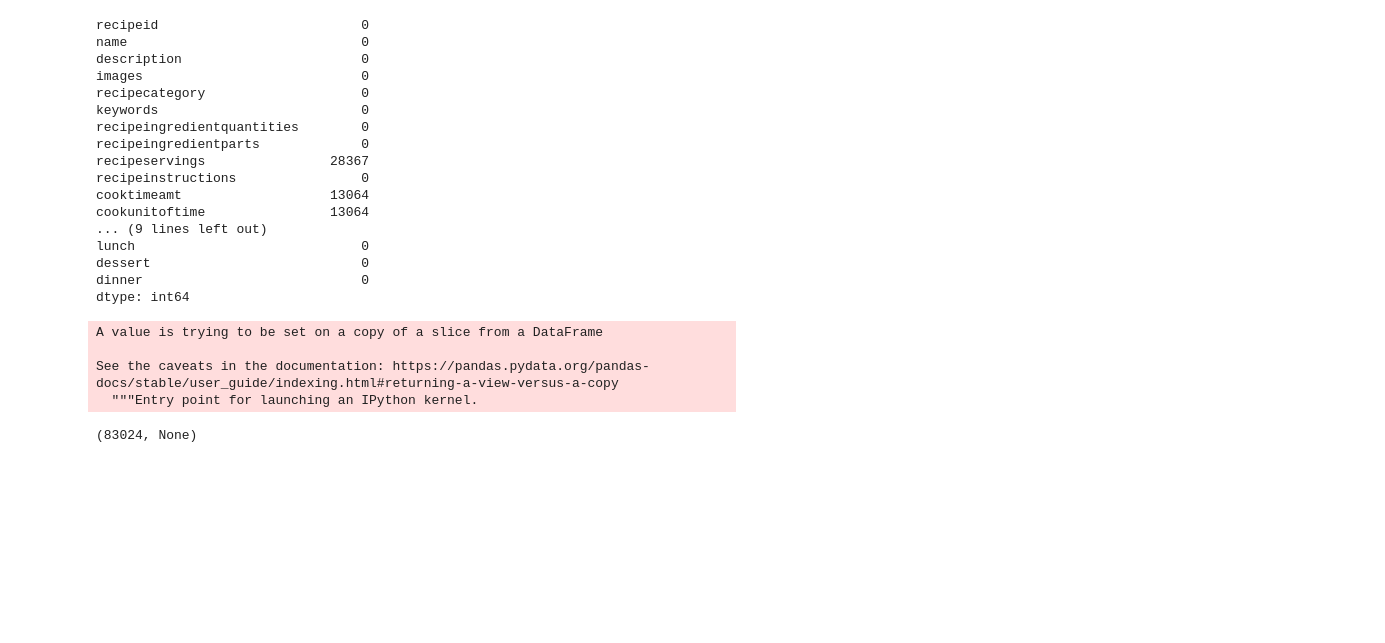
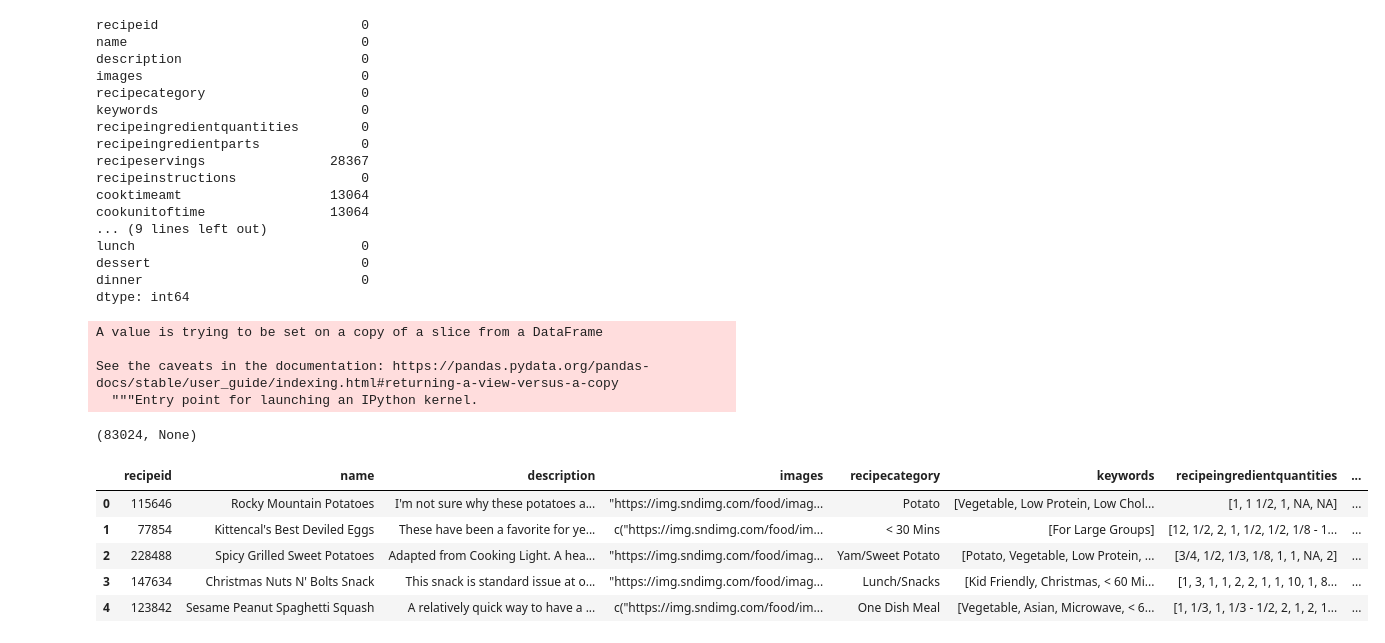
Before and after one commit to laternader/snackathon, a Jupyter notebook: Cleaning-the-data.ipynb, the cells around one changed output. Cells and saved outputs as stored; diff of their text form; code cells hidden in the pictures; blank space fills up the shorter version.

```diff
--- a/Cleaning-the-data.ipynb
+++ b/Cleaning-the-data.ipynb
@@ -511,3 +511,14 @@ A value is trying to be set on a copy of a slice from a DataFrame
 See the caveats in the documentation: https://pandas.pydata.org/pandas-docs/stable/user_guide/indexing.html#returning-a-view-versus-a-copy
   """Entry point for launching an IPython kernel.
 (83024, None)
+# %%
+# reset index on alan because we dropped null rows and ugly link rows
+alan.reset_index(drop=True, inplace=True)
+alan.head()
+# %% [output]
+|  | recipeid | name | description | images | recipecategory | keywords | recipeingredientquantities | ... |
+| 0 | 115646 | Rocky Mountain Potatoes | I'm not sure why these potatoes a... | "https://img.sndimg.com/food/imag... | Potato | [Vegetable, Low Protein, Low Chol... | [1, 1 1/2, 1, NA, NA] | ... |
+| 1 | 77854 | Kittencal's Best Deviled Eggs | These have been a favorite for ye... | c("https://img.sndimg.com/food/im... | < 30 Mins | [For Large Groups] | [12, 1/2, 2, 1, 1/2, 1/2, 1/8 - 1... | ... |
+| 2 | 228488 | Spicy Grilled Sweet Potatoes | Adapted from Cooking Light. A hea... | "https://img.sndimg.com/food/imag... | Yam/Sweet Potato | [Potato, Vegetable, Low Protein, ... | [3/4, 1/2, 1/3, 1/8, 1, 1, NA, 2] | ... |
+| 3 | 147634 | Christmas Nuts N' Bolts Snack | This snack is standard issue at o... | "https://img.sndimg.com/food/imag... | Lunch/Snacks | [Kid Friendly, Christmas, < 60 Mi... | [1, 3, 1, 1, 2, 2, 1, 1, 10, 1, 8... | ... |
+| 4 | 123842 | Sesame Peanut Spaghetti Squash | A relatively quick way to have a ... | c("https://img.sndimg.com/food/im... | One Dish Meal | [Vegetable, Asian, Microwave, < 6... | [1, 1/3, 1, 1/3 - 1/2, 2, 1, 2, 1... | ... |
```
Also changed, not shown: parts of 5 cells of this notebook.
